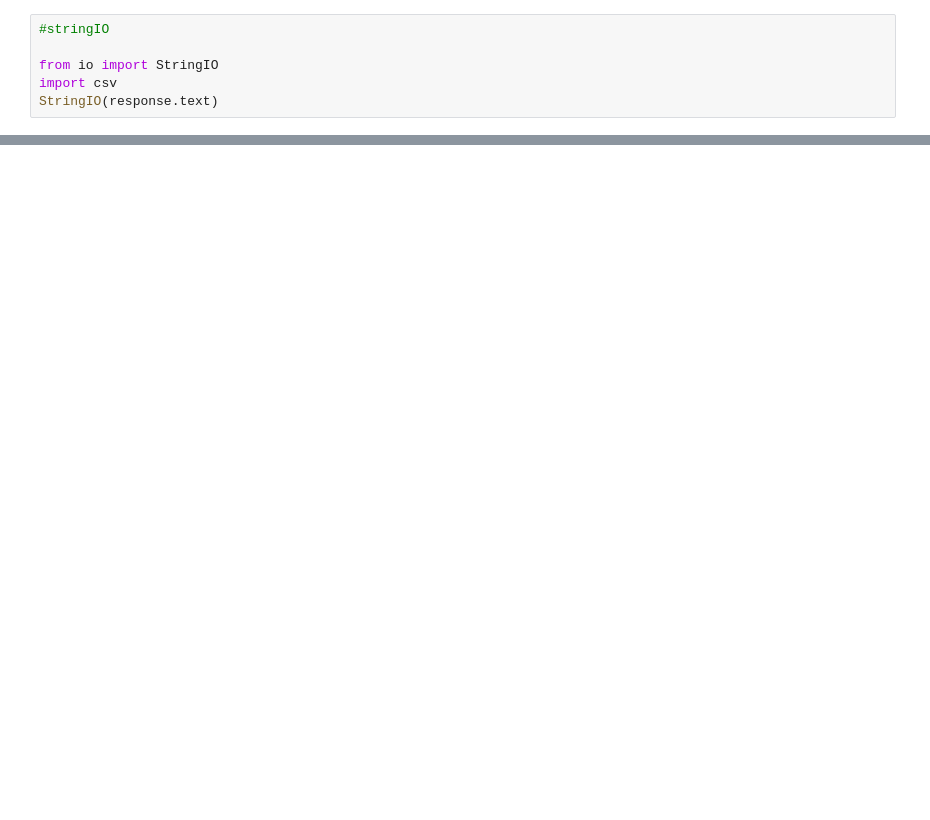
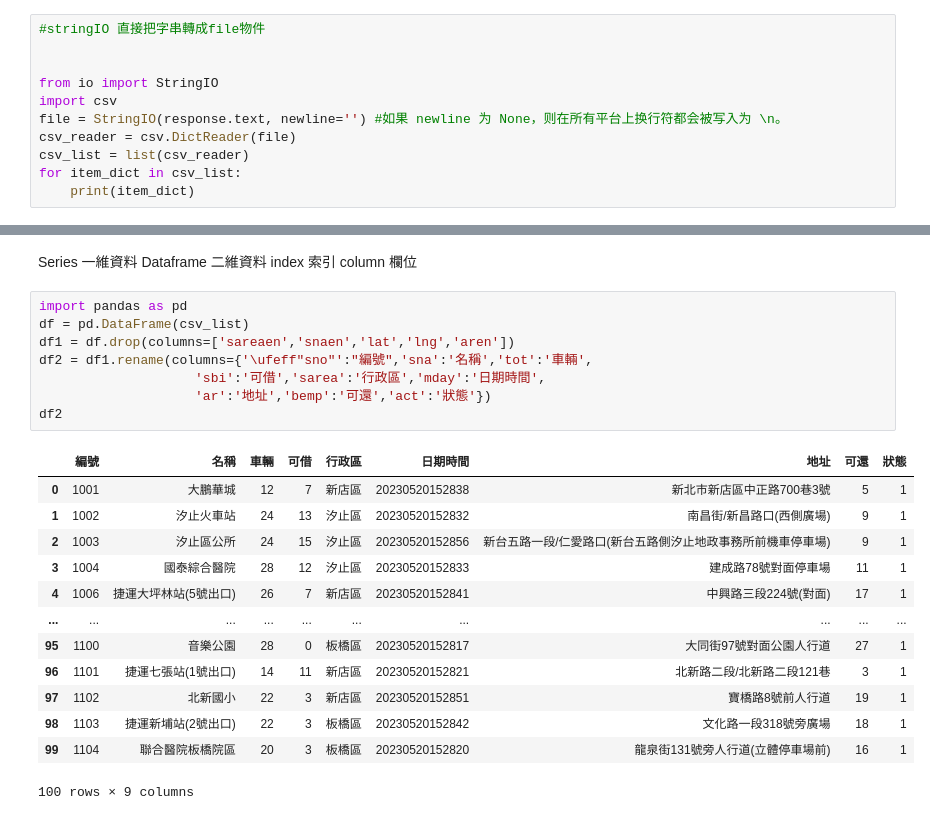
Before and after one commit to lijhen/__112_pythonLesson_LJ, a Jupyter notebook: lesson3_2-2.ipynb, the cells around one changed output, grey strips where cells are left out. Cells and saved outputs as stored; diff of their text form; blank space fills up the shorter version.

```diff
--- a/lesson3_2-2.ipynb
+++ b/lesson3_2-2.ipynb
@@ -12,6 +28,11 @@ KeyboardInterrupt:
 # %%
-#stringIO
+#stringIO 直接把字串轉成file物件
+
 
 from io import StringIO
 import csv
-StringIO(response.text)
+file = StringIO(response.text, newline='') #如果 newline 为 None，则在所有平台上换行符都会被写入为 \n。
+csv_reader = csv.DictReader(file)
+csv_list = list(csv_reader)
+for item_dict in csv_list:
+    print(item_dict)
@@ -17,0 +64,27 @@ StringIO(response.text)
+# %% [markdown]
+Series 一維資料
+Dataframe 二維資料
+ index 索引
+ column 欄位
+# %%
+import pandas as pd
+df = pd.DataFrame(csv_list)
+df1 = df.drop(columns=['sareaen','snaen','lat','lng','aren'])
+df2 = df1.rename(columns={'\ufeff"sno"':"編號",'sna':'名稱','tot':'車輛',
+                    'sbi':'可借','sarea':'行政區','mday':'日期時間',
+                    'ar':'地址','bemp':'可還','act':'狀態'})
+df2
+# %% [output]
+|  | 編號 | 名稱 | 車輛 | 可借 | 行政區 | 日期時間 | 地址 | 可還 | 狀態 |
+| 0 | 1001 | 大鵬華城 | 12 | 7 | 新店區 | 20230520152838 | 新北市新店區中正路700巷3號 | 5 | 1 |
+| 1 | 1002 | 汐止火車站 | 24 | 13 | 汐止區 | 20230520152832 | 南昌街/新昌路口(西側廣場) | 9 | 1 |
+| 2 | 1003 | 汐止區公所 | 24 | 15 | 汐止區 | 20230520152856 | 新台五路一段/仁愛路口(新台五路側汐止地政事務所前機車停車場) | 9 | 1 |
+| 3 | 1004 | 國泰綜合醫院 | 28 | 12 | 汐止區 | 20230520152833 | 建成路78號對面停車場 | 11 | 1 |
+| 4 | 1006 | 捷運大坪林站(5號出口) | 26 | 7 | 新店區 | 20230520152841 | 中興路三段224號(對面) | 17 | 1 |
+| ... | ... | ... | ... | ... | ... | ... | ... | ... | ... |
+| 95 | 1100 | 音樂公園 | 28 | 0 | 板橋區 | 20230520152817 | 大同街97號對面公園人行道 | 27 | 1 |
+| 96 | 1101 | 捷運七張站(1號出口) | 14 | 11 | 新店區 | 20230520152821 | 北新路二段/北新路二段121巷 | 3 | 1 |
+| 97 | 1102 | 北新國小 | 22 | 3 | 新店區 | 20230520152851 | 寶橋路8號前人行道 | 19 | 1 |
+| 98 | 1103 | 捷運新埔站(2號出口) | 22 | 3 | 板橋區 | 20230520152842 | 文化路一段318號旁廣場 | 18 | 1 |
+| 99 | 1104 | 聯合醫院板橋院區 | 20 | 3 | 板橋區 | 20230520152820 | 龍泉街131號旁人行道(立體停車場前) | 16 | 1 |
+100 rows × 9 columns
```
Also changed, not shown: parts of 3 cells of this notebook.
